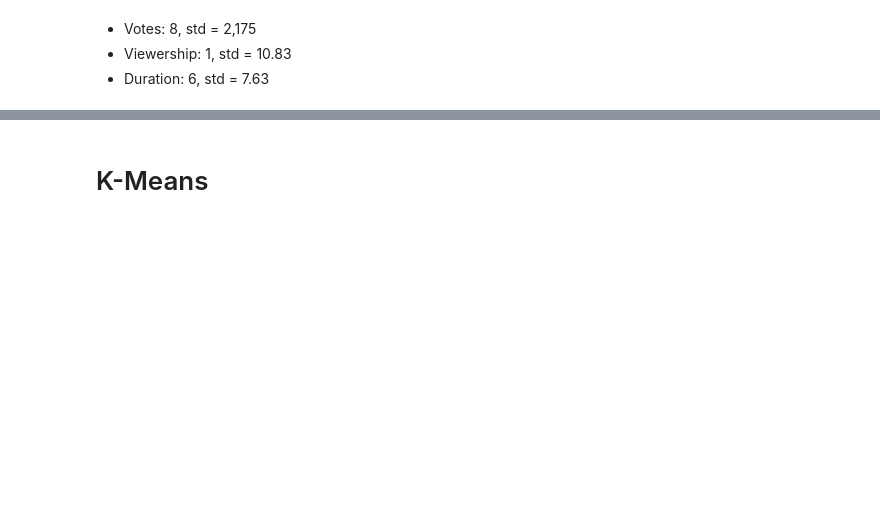
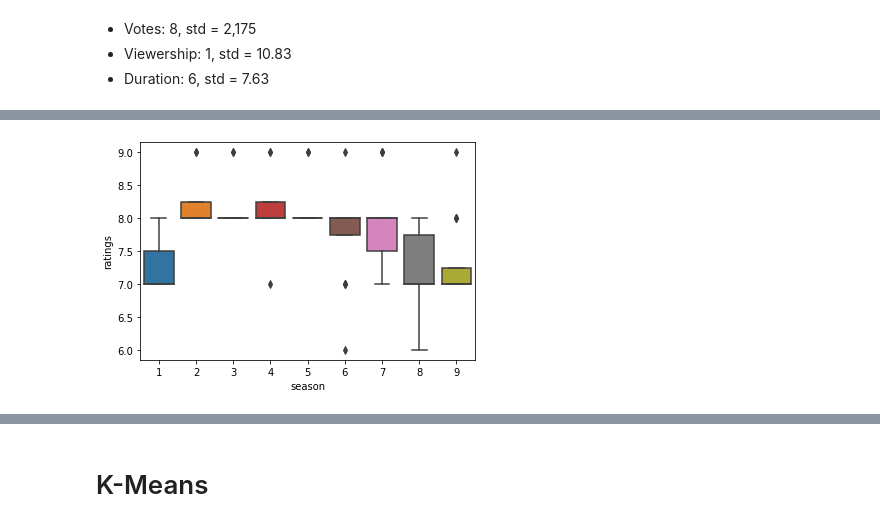
Before and after one commit to jamesallen0351/the_office, a Jupyter notebook: office_scratchpad.ipynb, the cells around one changed output, grey strips where cells are left out. Drawn from its saved outputs; the diff is of its cells as text; code cells hidden in the pictures; blank space fills up the shorter version.

```diff
--- a/office_scratchpad.ipynb
+++ b/office_scratchpad.ipynb
@@ -497,7 +459,9 @@ plt.show()
 # %%
-sns.boxplot(train.season, train.viewership)
+sns.boxplot(train.season, train.ratings)
 
 plt.show()
+# %% [output]
+[figure, added]
 # %%
 sns.jointplot(x="episode", y="ratings", data=train)
 plt.xlabel("Episode")
```
Also changed, not shown: parts of 47 cells of this notebook.
